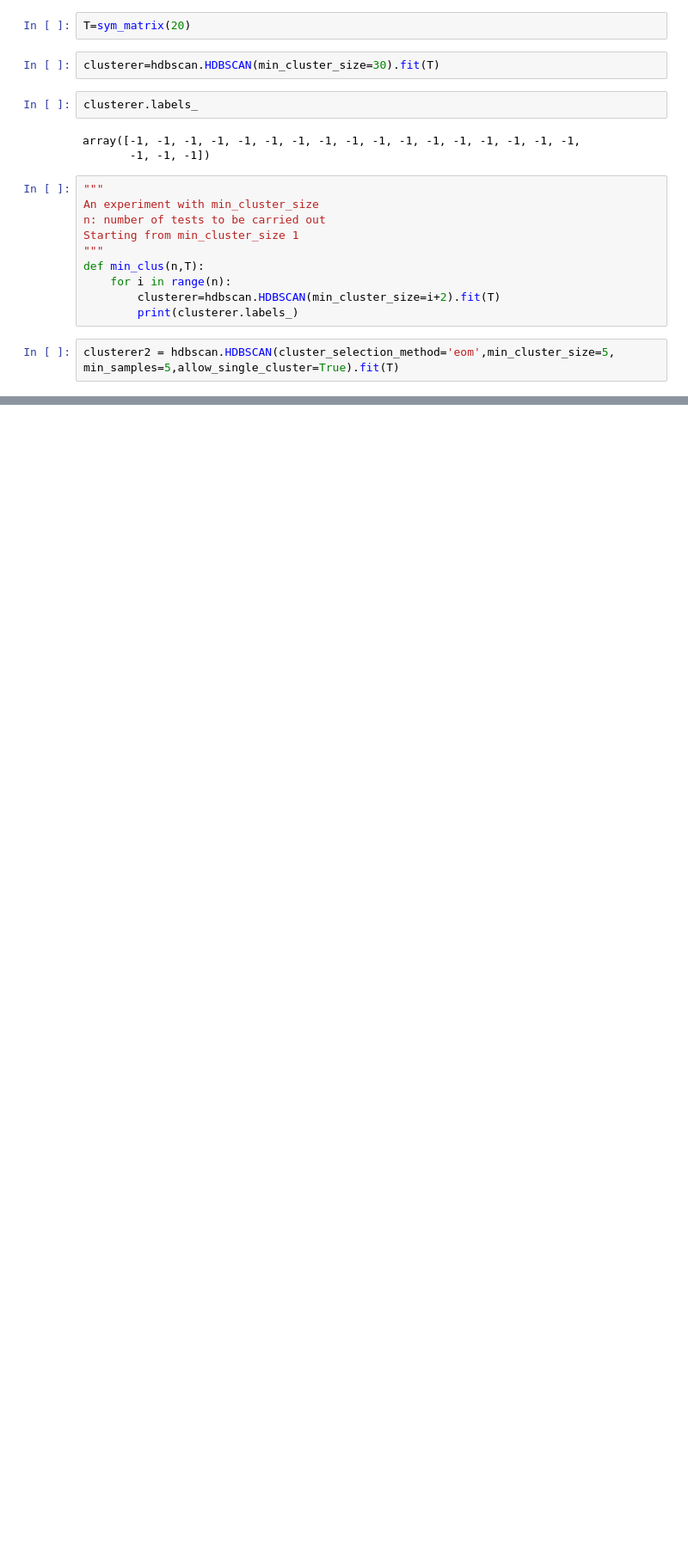
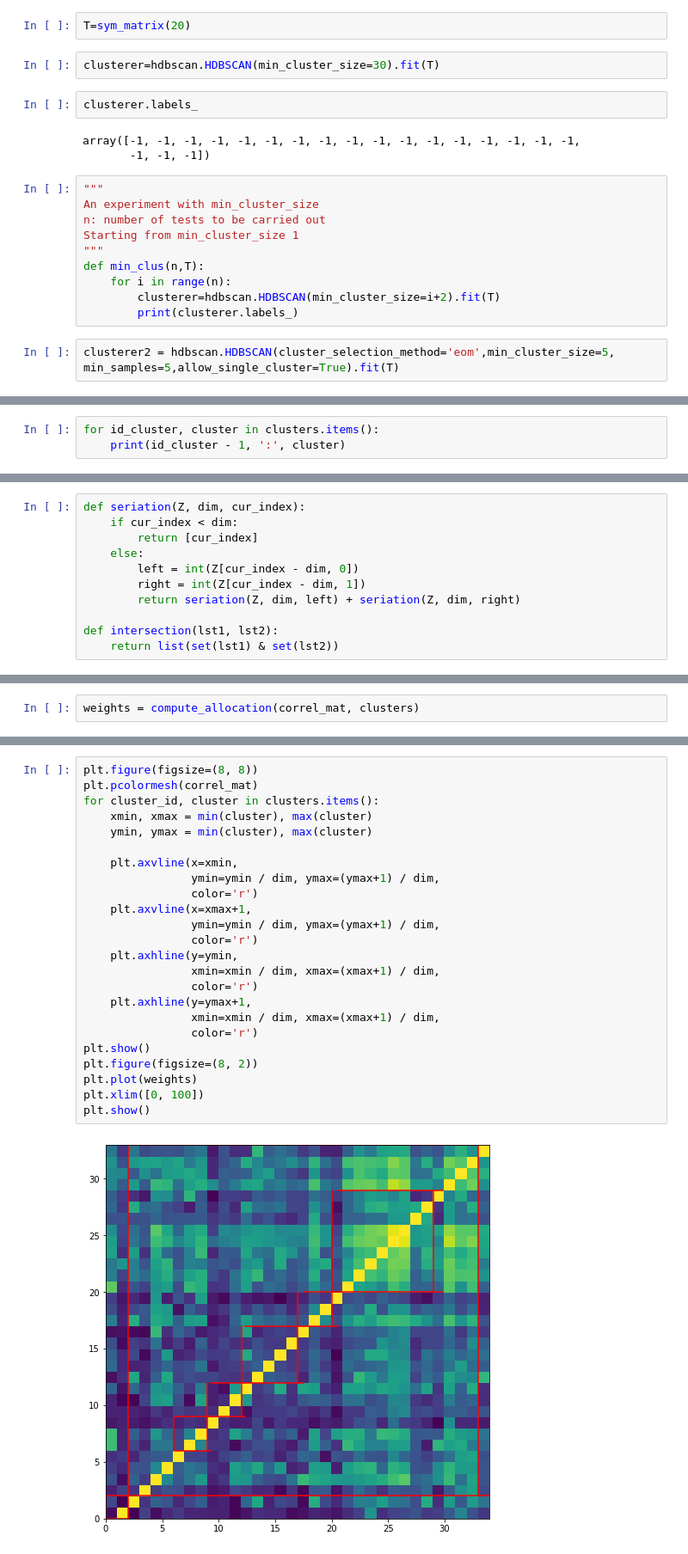
Before and after one commit to siddheshih/Finance_code, a Jupyter notebook: hdb_scan.ipynb, the cells around one changed output, grey strips where cells are left out. Shown at 86% size. Cells and saved outputs as stored; diff of their text form; blank space fills up the shorter version.

```diff
--- a/hdb_scan.ipynb
+++ b/hdb_scan.ipynb
@@ -44,0 +107,3 @@ array([-1, -1, -1, -1,  0,  0, -1, -1, -1, -1, -1,  0,  0, -1, -1, -1, -1,
+# %%
+for id_cluster, cluster in clusters.items():
+    print(id_cluster - 1, ':', cluster)
@@ -44,0 +118,11 @@ array([-1, -1, -1, -1,  0,  0, -1, -1, -1, -1, -1,  0,  0, -1, -1, -1, -1,
+# %%
+def seriation(Z, dim, cur_index):
+    if cur_index < dim:
+        return [cur_index]
+    else:
+        left = int(Z[cur_index - dim, 0])
+        right = int(Z[cur_index - dim, 1])
+        return seriation(Z, dim, left) + seriation(Z, dim, right)
+
+def intersection(lst1, lst2):
+    return list(set(lst1) & set(lst2))
@@ -44,0 +186,2 @@ array([-1, -1, -1, -1,  0,  0, -1, -1, -1, -1, -1,  0,  0, -1, -1, -1, -1,
+# %%
+weights = compute_allocation(correl_mat, clusters)
@@ -44,0 +206,26 @@ array([-1, -1, -1, -1,  0,  0, -1, -1, -1, -1, -1,  0,  0, -1, -1, -1, -1,
+# %%
+plt.figure(figsize=(8, 8))
+plt.pcolormesh(correl_mat)
+for cluster_id, cluster in clusters.items():
+    xmin, xmax = min(cluster), max(cluster)
+    ymin, ymax = min(cluster), max(cluster)
+
+    plt.axvline(x=xmin,
+                ymin=ymin / dim, ymax=(ymax+1) / dim,
+                color='r')
+    plt.axvline(x=xmax+1,
+                ymin=ymin / dim, ymax=(ymax+1) / dim,
+                color='r')
+    plt.axhline(y=ymin,
+                xmin=xmin / dim, xmax=(xmax+1) / dim,
+                color='r')
+    plt.axhline(y=ymax+1,
+                xmin=xmin / dim, xmax=(xmax+1) / dim,
+                color='r')
+plt.show()
+plt.figure(figsize=(8, 2))
+plt.plot(weights)
+plt.xlim([0, 100])
+plt.show()
+# %% [output]
+[figure, added]
```
Also changed, not shown: parts of 12 cells of this notebook, 1 other file.
